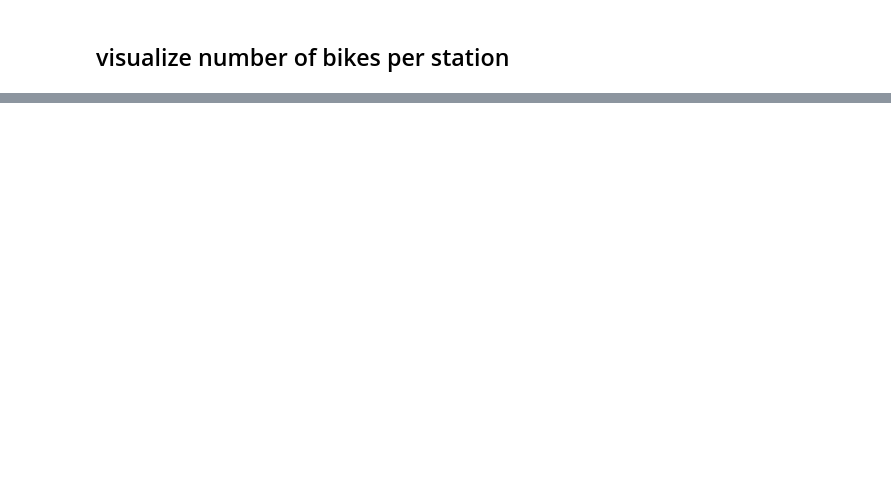
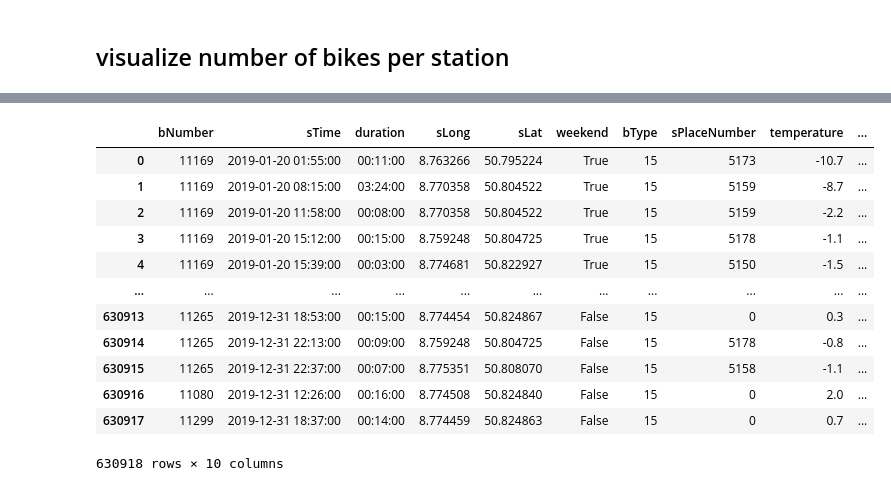
Before and after one commit to Tezzmo/PDS_Project, a Jupyter notebook: notebooks/dataExplorationJonas.ipynb, the cells around one changed output, grey strips where cells are left out. Saved outputs shown, nothing was run; the diff lists cells and outputs as text; code cells hidden in the pictures; blank space fills up the shorter version.

```diff
--- a/notebooks/dataExplorationJonas.ipynb
+++ b/notebooks/dataExplorationJonas.ipynb
@@ -125,0 +187,17 @@ nextbike.visualization.visualizeNumberOfBikesPerStationBarplot('2019-08-20 19:00
+# %%
+dfTrips = dfTrips.drop(columns=['eTime', 'eLong', 'eLat', 'ePlaceNumber'])
+dfTrips
+# %% [output]
+|  | bNumber | sTime | duration | sLong | sLat | weekend | bType | sPlaceNumber | temperature | ... |
+| 0 | 11169 | 2019-01-20 01:55:00 | 00:11:00 | 8.763266 | 50.795224 | True | 15 | 5173 | -10.7 | ... |
+| 1 | 11169 | 2019-01-20 08:15:00 | 03:24:00 | 8.770358 | 50.804522 | True | 15 | 5159 | -8.7 | ... |
+| 2 | 11169 | 2019-01-20 11:58:00 | 00:08:00 | 8.770358 | 50.804522 | True | 15 | 5159 | -2.2 | ... |
+| 3 | 11169 | 2019-01-20 15:12:00 | 00:15:00 | 8.759248 | 50.804725 | True | 15 | 5178 | -1.1 | ... |
+| 4 | 11169 | 2019-01-20 15:39:00 | 00:03:00 | 8.774681 | 50.822927 | True | 15 | 5150 | -1.5 | ... |
+| ... | ... | ... | ... | ... | ... | ... | ... | ... | ... | ... |
+| 630913 | 11265 | 2019-12-31 18:53:00 | 00:15:00 | 8.774454 | 50.824867 | False | 15 | 0 | 0.3 | ... |
+| 630914 | 11265 | 2019-12-31 22:13:00 | 00:09:00 | 8.759248 | 50.804725 | False | 15 | 5178 | -0.8 | ... |
+| 630915 | 11265 | 2019-12-31 22:37:00 | 00:07:00 | 8.775351 | 50.808070 | False | 15 | 5158 | -1.1 | ... |
+| 630916 | 11080 | 2019-12-31 12:26:00 | 00:16:00 | 8.774508 | 50.824840 | False | 15 | 0 | 2.0 | ... |
+| 630917 | 11299 | 2019-12-31 18:37:00 | 00:14:00 | 8.774459 | 50.824863 | False | 15 | 0 | 0.7 | ... |
+630918 rows × 10 columns
```
Also changed, not shown: parts of 22 cells of this notebook.
